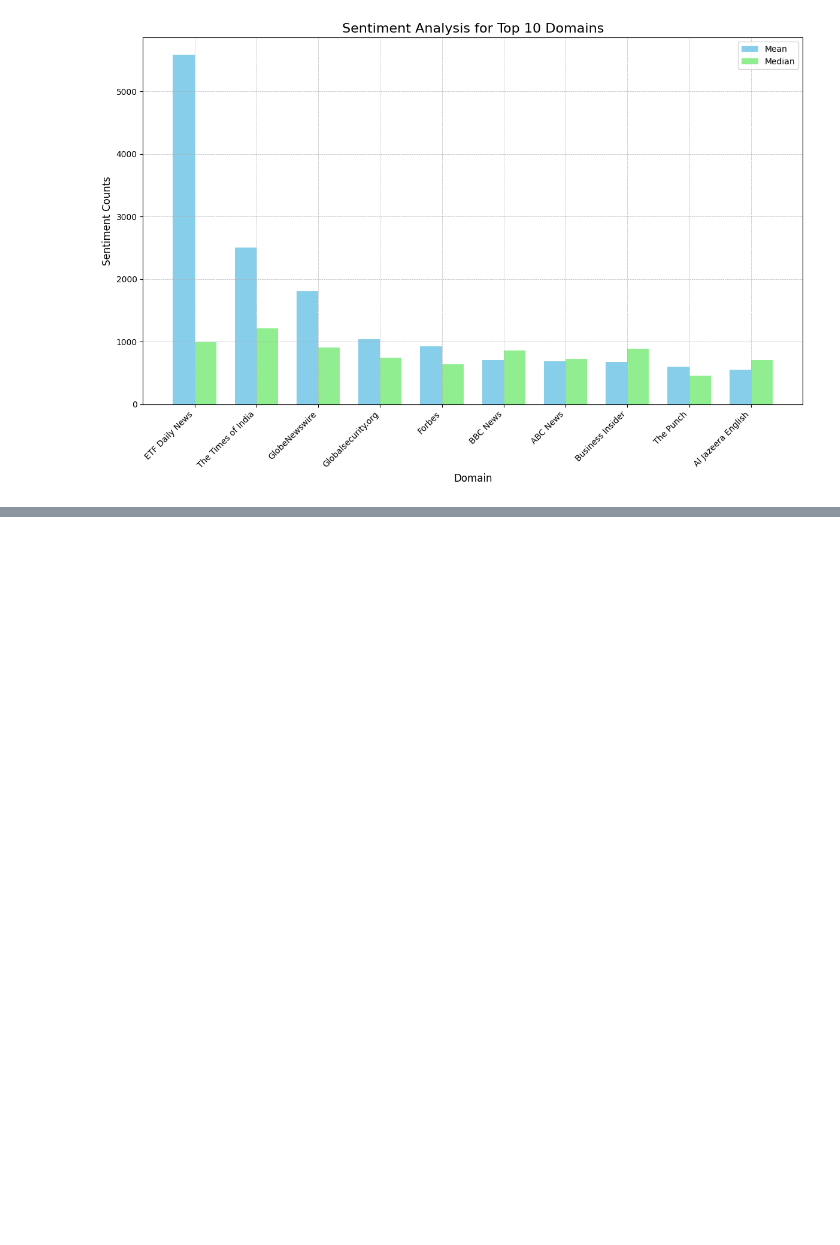
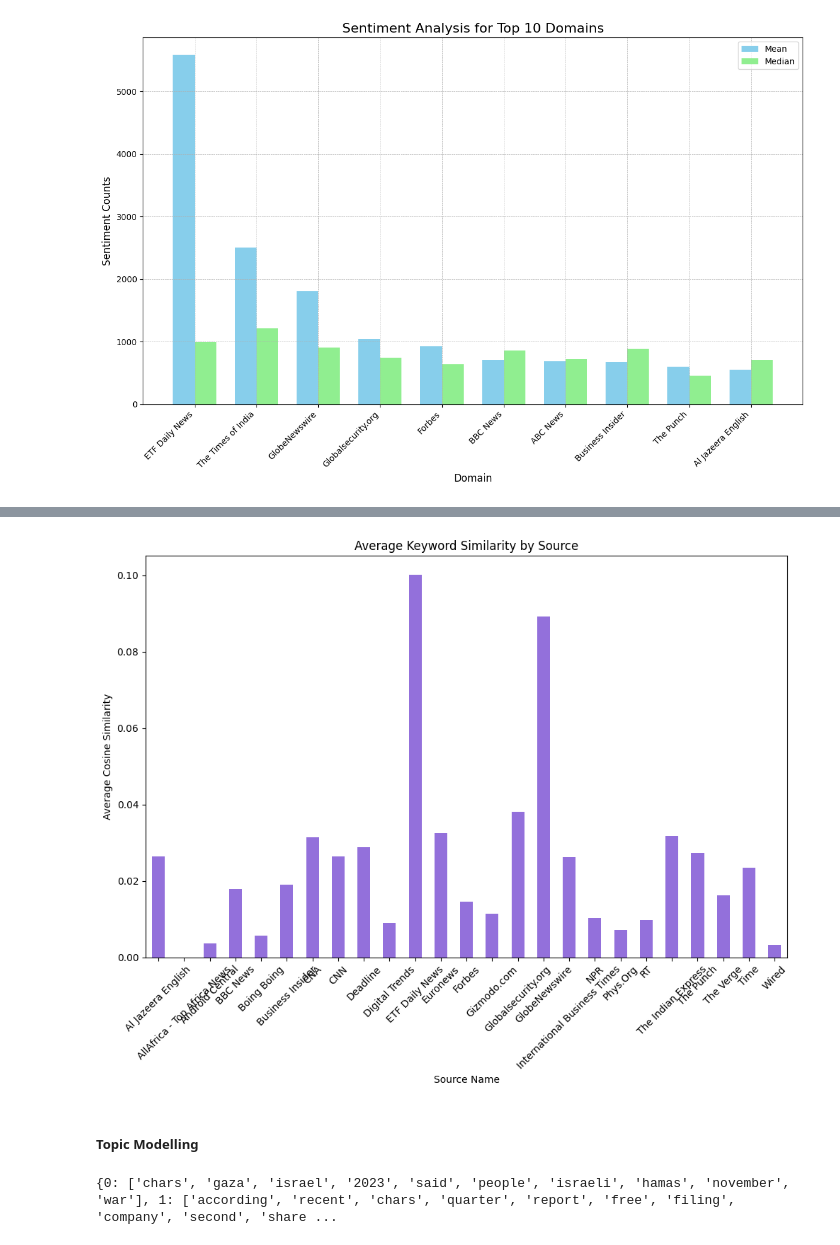
Before and after one commit to Joe-hyper/news_correlation_10ac_week0-, a Jupyter notebook: notebooks/News Analysis.ipynb, the cells around one changed output, grey strips where cells are left out. Cells and saved outputs as stored; diff of their text form; code cells hidden in the pictures; blank space fills up the shorter version.

```diff
--- a/notebooks/News Analysis.ipynb
+++ b/notebooks/News Analysis.ipynb
@@ -773,0 +870,30 @@ Passing `palette` without assigning `hue` is deprecated and will be removed in v
+# %%
+from sklearn.feature_extraction.text import TfidfVectorizer
+from sklearn.metrics.pairwise import cosine_similarity
+import scipy.sparse as sp
+# Assuming dfs_final_merged is loaded and contains the 'title' and 'content' columns
+# Dropping missing values in 'title' and 'content'
+df_filtered = dfs_final_merged.dropna(subset=['title', 'content'])
+
+# Initializing the TF-IDF Vectorizer
+tfidf_vectorizer_titles = TfidfVectorizer(max_features=50, stop_words='english')
+tfidf_vectorizer_content = TfidfVectorizer(max_features=50, stop_words='english')
+
+# Fitting and transforming the 'title' and 'content' data
+tfidf_titles = tfidf_vectorizer_titles.fit_transform(df_filtered['title'])
+tfidf_content = tfidf_vectorizer_content.fit_transform(df_filtered['content'])
+
+# Converting sparse matrices to dense format for indexing
+dense_tfidf_titles = tfidf_titles.toarray()
+dense_tfidf_content = tfidf_content.toarray()
+
+# Calculating cosine similarity between title and content keywords for each article
+similarities = [cosine_similarity([dense_tfidf_titles[i]], [dense_tfidf_content[i]])[0][0] for i in range(tfidf_titles.shape[0])]
+
+# Adding similarity scores to the dataframe
+df_filtered['keyword_similarity'] = similarities
+
+# Grouping by source and calculating average similarity
+similarity_by_source = df_filtered.groupby('source_name')['keyword_similarity'].mean()
+
+print(similarity_by_source)
@@ -773,0 +918,35 @@ Passing `palette` without assigning `hue` is deprecated and will be removed in v
+# %%
+plt.figure(figsize=(10, 8), facecolor='white')
+similarity_by_source.plot(kind='bar', color='mediumpurple')
+plt.title('Average Keyword Similarity by Source')
+plt.xlabel('Source Name')
+plt.ylabel('Average Cosine Similarity')
+plt.xticks(rotation=45)
+plt.tight_layout()
+plt.show()
+# %% [output]
+[figure, added]
+# %% [markdown]
+##### Topic Modelling
+# %%
+# Preprocessing the text data
+# Removing special characters and stopwords
+#content_data = dfs_final_merged['content'].dropna().str.replace('[^\w\s]', '', regex=True).str.lower()
+
+# Vectorizing the text data
+vectorizer = CountVectorizer(stop_words='english', max_features=1000)
+document_term_matrix = vectorizer.fit_transform(content_data)
+
+# Applying LDA
+lda = LatentDirichletAllocation(n_components=10, random_state=0)
+lda.fit(document_term_matrix)
+
+# Displaying topics
+words = vectorizer.get_feature_names_out()
+topics = {}
+for topic_idx, topic in enumerate(lda.components_):
+    topics[topic_idx] = [words[i] for i in topic.argsort()[:-11:-1]]
+
+print(topics)
+# %% [output]
+{0: ['chars', 'gaza', 'israel', '2023', 'said', 'people', 'israeli', 'hamas', 'november', 'war'], 1: ['according', 'recent', 'chars', 'quarter', 'report', 'free', 'filing', 'company', 'second', 'share ...
```
Also changed, not shown: parts of 44 cells of this notebook.
